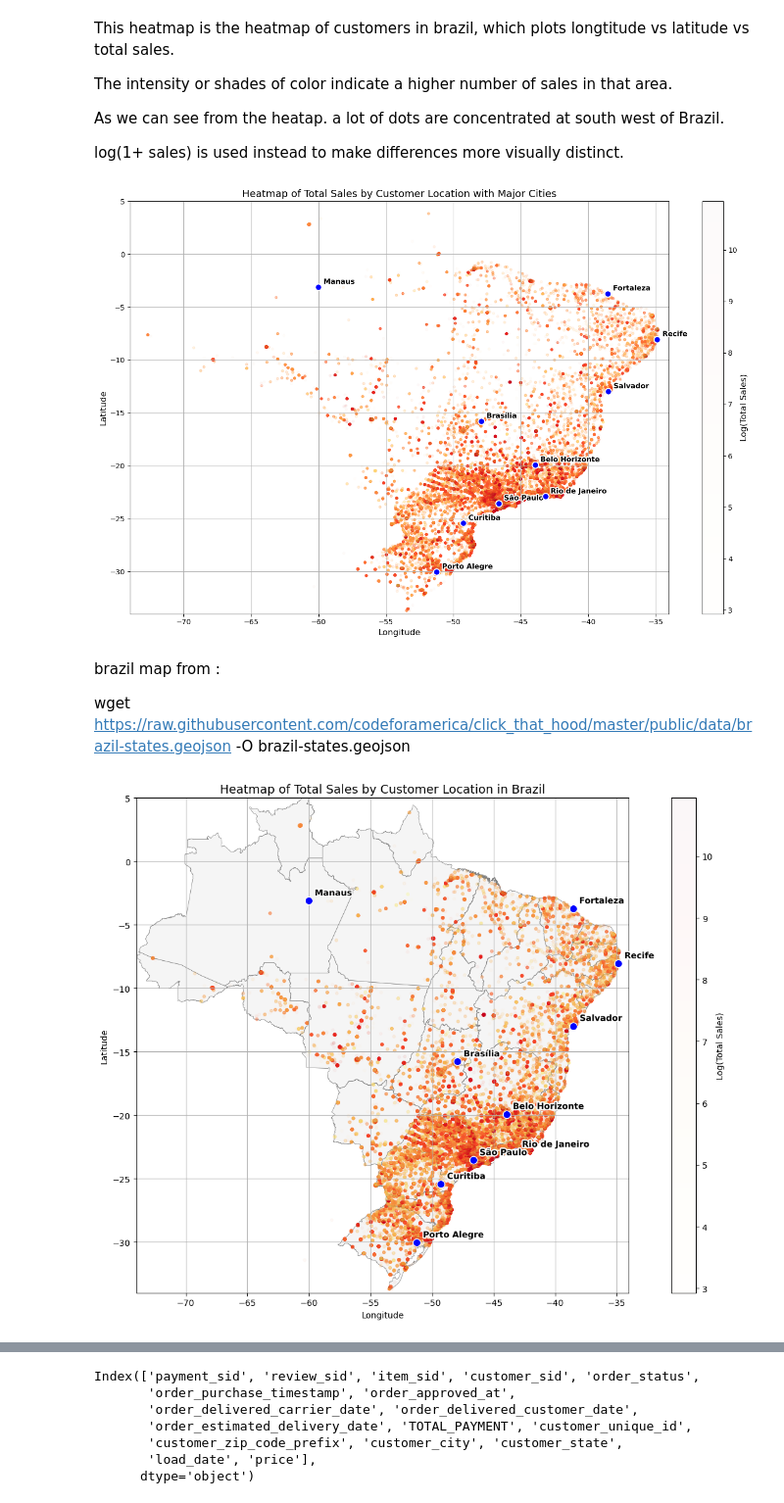
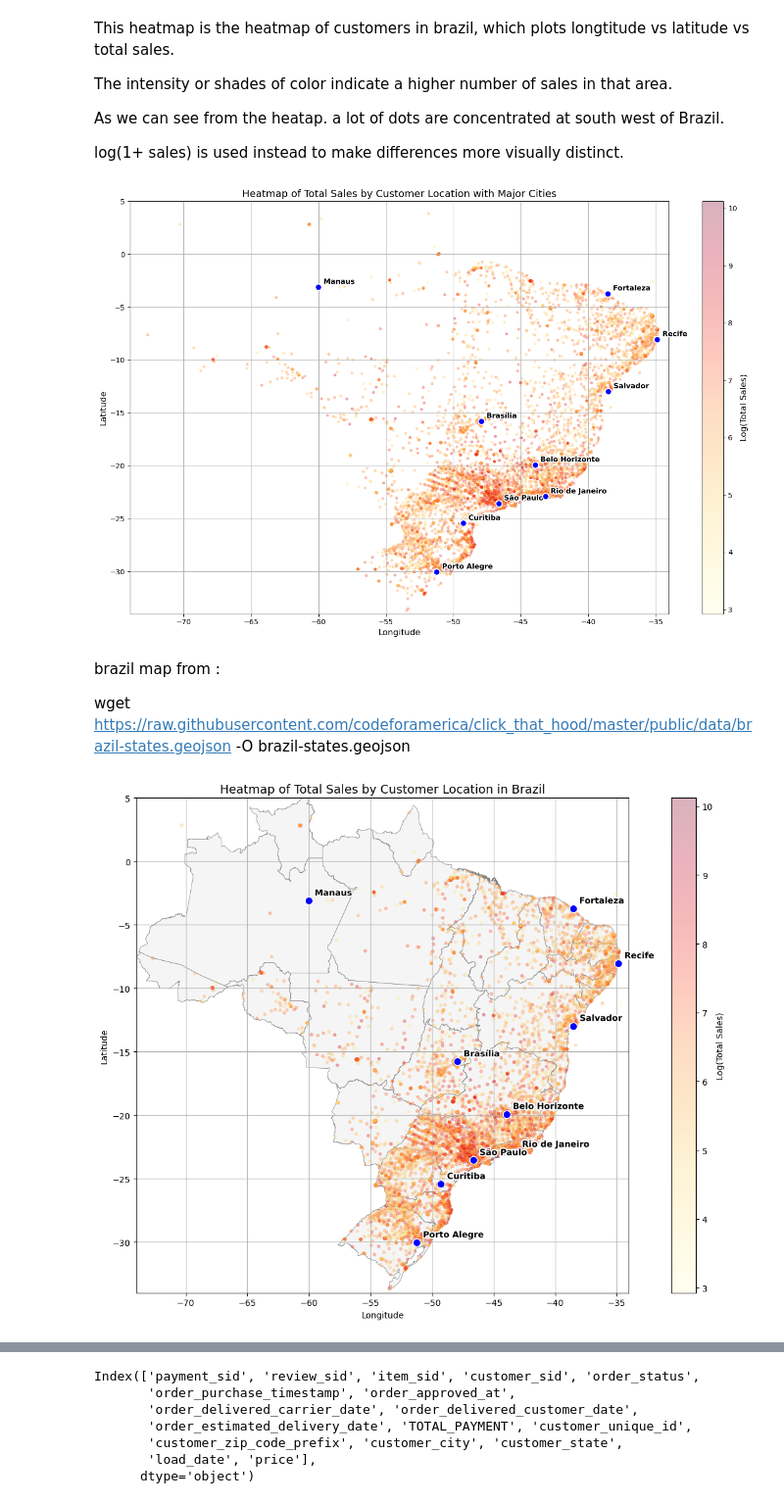
Before and after one commit to achuakh/Module-2-Project, a Jupyter notebook: Ian/BR_EDA2.ipynb, the cells around one changed output, grey strips where cells are left out. Shown at 98% size. Cells and saved outputs as stored; diff of their text form; code cells hidden in the pictures.

```diff
--- a/Ian/BR_EDA2.ipynb
+++ b/Ian/BR_EDA2.ipynb
@@ -238,0 +215,22 @@ geo_sales_heatmap.head()
+# %%
+#Recall that there are multiple latitude longtitude per zip code. So mean of longtitude latitude is used instead
+
+zip_centroids = dim_geolocation.groupby('geolocation_zip_code_prefix').agg({
+    'geolocation_lat': 'mean',
+    'geolocation_lng': 'mean'
+}).reset_index()
+
+#filter only delivered orders
+delivered_orders = fct_orders[fct_orders['order_status'] == 'delivered']
+#merge to get customer zip_code
+orders_with_zip = pd.merge(delivered_orders, dim_customers[['customer_sid', 'customer_zip_code_prefix']], how='left',on='customer_sid')
+
+# Merge with centroids
+orders_with_geo = pd.merge(
+    orders_with_zip,
+    zip_centroids,
+    left_on='customer_zip_code_prefix',
+    right_on='geolocation_zip_code_prefix'
+)
+geo_sales_heatmap = orders_with_geo.groupby(['geolocation_lat', 'geolocation_lng'])['TOTAL_PAYMENT'].sum().reset_index()
+geo_sales_heatmap.head()
@@ -313,7 +320,7 @@ scatter = plt.scatter(
     c=np.log1p(geo_sales_heatmap['TOTAL_PAYMENT']),
     cmap='YlOrRd',
     s=10,
-    alpha=0.02
+    alpha=0.3
 )
 
 
@@ -339,7 +346,7 @@ for city, (lon, lat) in brazil_cities.items():
 plt.tight_layout()
 plt.show()
 # %% [output]
-[figure, old version]
+[figure, new version]
 # %% [markdown]
 brazil map from :
 
@@ -361,39 +368,39 @@ scatter = ax.scatter(
     c=np.log1p(geo_sales_heatmap['TOTAL_PAYMENT']),
     cmap='YlOrRd',
     s=10,
-    alpha=0.03,
+    alpha=0.3,
     zorder=1
 )
 plt.colorbar(scatter, ax=ax, label='Log(Total Sales)')
 
 # Plot major cities
 brazil_cities = {
     'São Paulo': (-46.6333, -23.5505),
     'Rio de Janeiro': (-43.1729, -22.9068),
     'Brasília': (-47.9292, -15.7801),
     'Salvador': (-38.5011, -12.9714),
     'Fortaleza': (-38.5433, -3.7172),
     'Manaus': (-60.0258, -3.1019),
     'Curitiba': (-49.2731, -25.4284),
     'Recife': (-34.8770, -8.0476),
     'Porto Alegre': (-51.2300, -30.0346),
     'Belo Horizonte': (-43.9345, -19.9167)
 }
 for city, (lon, lat) in brazil_cities.items():
     ax.scatter(lon, lat, color='blue', edgecolor='white', s=80, zorder=2)
     ax.text(lon + 0.5, lat + 0.4, city,
             fontsize=10, color='black', weight='bold',
             path_effects=[pe.withStroke(linewidth=3, foreground="white")],
             zorder=3)
 
 ax.set_title("Heatmap of Total Sales by Customer Location in Brazil", fontsize=14)
 ax.set_xlabel("Longitude")
 ax.set_ylabel("Latitude")
 ax.set_xlim([-74, -34])
 ax.set_ylim([-34, 5])
 plt.grid(True)
 plt.tight_layout()
 plt.show()
 # %% [output]
-[figure, old version]
+[figure, new version]
 # %% [markdown]
```
Also changed, not shown: parts of 8 cells of this notebook.
